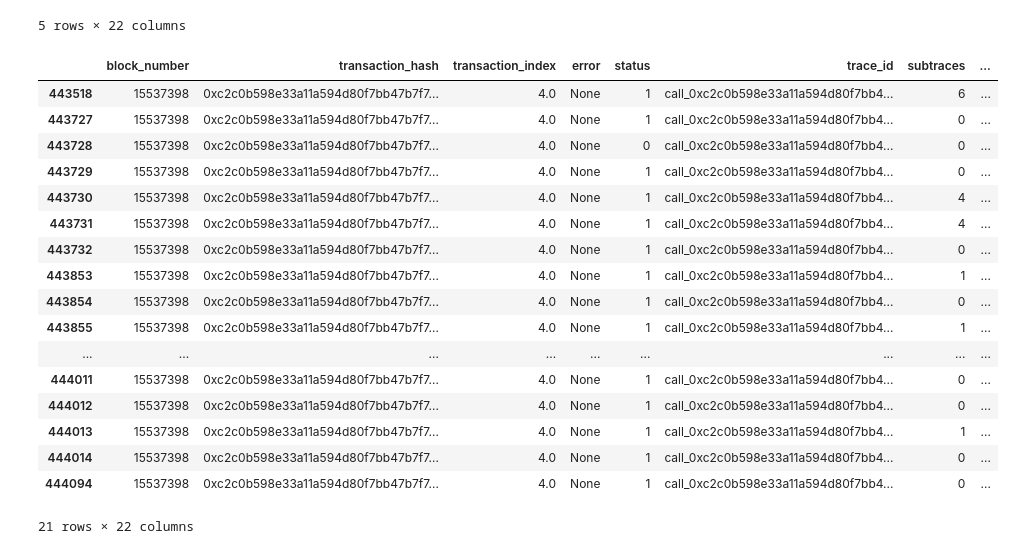
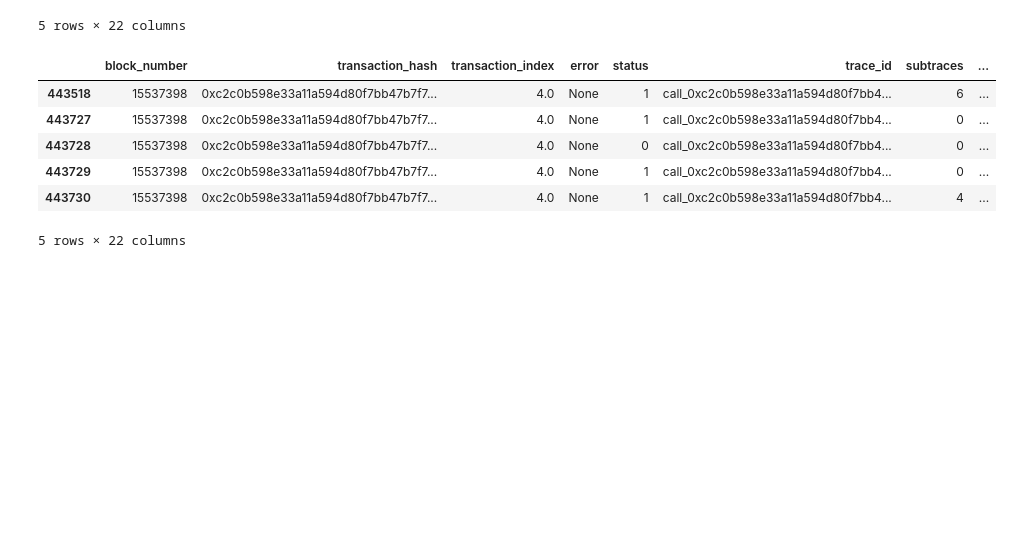
Before and after one commit to liamti5/Graph-Inverse-Reinforcement-Learning-for-MEV-Detection-on-Ethereum, a Jupyter notebook: notebooks/0.01-lte-flashbots.ipynb, the cells around one changed output. Saved outputs shown, nothing was run; the diff lists cells and outputs as text; code cells hidden in the pictures; blank space fills up the shorter version.

```diff
--- a/notebooks/0.01-lte-flashbots.ipynb
+++ b/notebooks/0.01-lte-flashbots.ipynb
@@ -205,7 +195,7 @@ with requests.get(url, stream=True) as response:
         for chunk in response.iter_content(chunk_size=8192):
             f.write(chunk)
 # %%
-df_traces_220915 = pd.read_parquet(local_filename)
+df_traces_220915 = dd.read_parquet(local_filename, npartitions=4)
 # %%
 df_traces_220915.head()
 # %% [output]
@@ -217,25 +207,15 @@ df_traces_220915.head()
 | 4 | 15540406 | 0xfe2587453fcd2e3cfab06e811a57073... | 4.0 | None | 1 | call_0xfe2587453fcd2e3cfab06e811a... | 0 | ... |
 5 rows × 22 columns
 # %%
-df_traces_filtered = df_traces_220915[df_traces_220915["transaction_hash"] == "0xc2c0b598e33a11a594d80f7bb47b7f7608b4de48e075e97a2e346c38fd6a0cc4"]
-df_traces_filtered
+df_traces_filtered = df_traces_220915[
+    df_traces_220915["transaction_hash"] == "0xc2c0b598e33a11a594d80f7bb47b7f7608b4de48e075e97a2e346c38fd6a0cc4"]
+df_traces_filtered.head()
 # %% [output]
 |  | block_number | transaction_hash | transaction_index | error | status | trace_id | subtraces | ... |
 | 443518 | 15537398 | 0xc2c0b598e33a11a594d80f7bb47b7f7... | 4.0 | None | 1 | call_0xc2c0b598e33a11a594d80f7bb4... | 6 | ... |
 | 443727 | 15537398 | 0xc2c0b598e33a11a594d80f7bb47b7f7... | 4.0 | None | 1 | call_0xc2c0b598e33a11a594d80f7bb4... | 0 | ... |
 | 443728 | 15537398 | 0xc2c0b598e33a11a594d80f7bb47b7f7... | 4.0 | None | 0 | call_0xc2c0b598e33a11a594d80f7bb4... | 0 | ... |
 | 443729 | 15537398 | 0xc2c0b598e33a11a594d80f7bb47b7f7... | 4.0 | None | 1 | call_0xc2c0b598e33a11a594d80f7bb4... | 0 | ... |
 | 443730 | 15537398 | 0xc2c0b598e33a11a594d80f7bb47b7f7... | 4.0 | None | 1 | call_0xc2c0b598e33a11a594d80f7bb4... | 4 | ... |
-| 443731 | 15537398 | 0xc2c0b598e33a11a594d80f7bb47b7f7... | 4.0 | None | 1 | call_0xc2c0b598e33a11a594d80f7bb4... | 4 | ... |
-| 443732 | 15537398 | 0xc2c0b598e33a11a594d80f7bb47b7f7... | 4.0 | None | 1 | call_0xc2c0b598e33a11a594d80f7bb4... | 0 | ... |
-| 443853 | 15537398 | 0xc2c0b598e33a11a594d80f7bb47b7f7... | 4.0 | None | 1 | call_0xc2c0b598e33a11a594d80f7bb4... | 1 | ... |
-| 443854 | 15537398 | 0xc2c0b598e33a11a594d80f7bb47b7f7... | 4.0 | None | 1 | call_0xc2c0b598e33a11a594d80f7bb4... | 0 | ... |
-| 443855 | 15537398 | 0xc2c0b598e33a11a594d80f7bb47b7f7... | 4.0 | None | 1 | call_0xc2c0b598e33a11a594d80f7bb4... | 1 | ... |
-| ... | ... | ... | ... | ... | ... | ... | ... | ... |
-| 444011 | 15537398 | 0xc2c0b598e33a11a594d80f7bb47b7f7... | 4.0 | None | 1 | call_0xc2c0b598e33a11a594d80f7bb4... | 0 | ... |
-| 444012 | 15537398 | 0xc2c0b598e33a11a594d80f7bb47b7f7... | 4.0 | None | 1 | call_0xc2c0b598e33a11a594d80f7bb4... | 0 | ... |
-| 444013 | 15537398 | 0xc2c0b598e33a11a594d80f7bb47b7f7... | 4.0 | None | 1 | call_0xc2c0b598e33a11a594d80f7bb4... | 1 | ... |
-| 444014 | 15537398 | 0xc2c0b598e33a11a594d80f7bb47b7f7... | 4.0 | None | 1 | call_0xc2c0b598e33a11a594d80f7bb4... | 0 | ... |
-| 444094 | 15537398 | 0xc2c0b598e33a11a594d80f7bb47b7f7... | 4.0 | None | 1 | call_0xc2c0b598e33a11a594d80f7bb4... | 0 | ... |
-21 rows × 22 columns
+5 rows × 22 columns
 # %%
```
Also changed, not shown: parts of 20 cells of this notebook, 2 other files.
